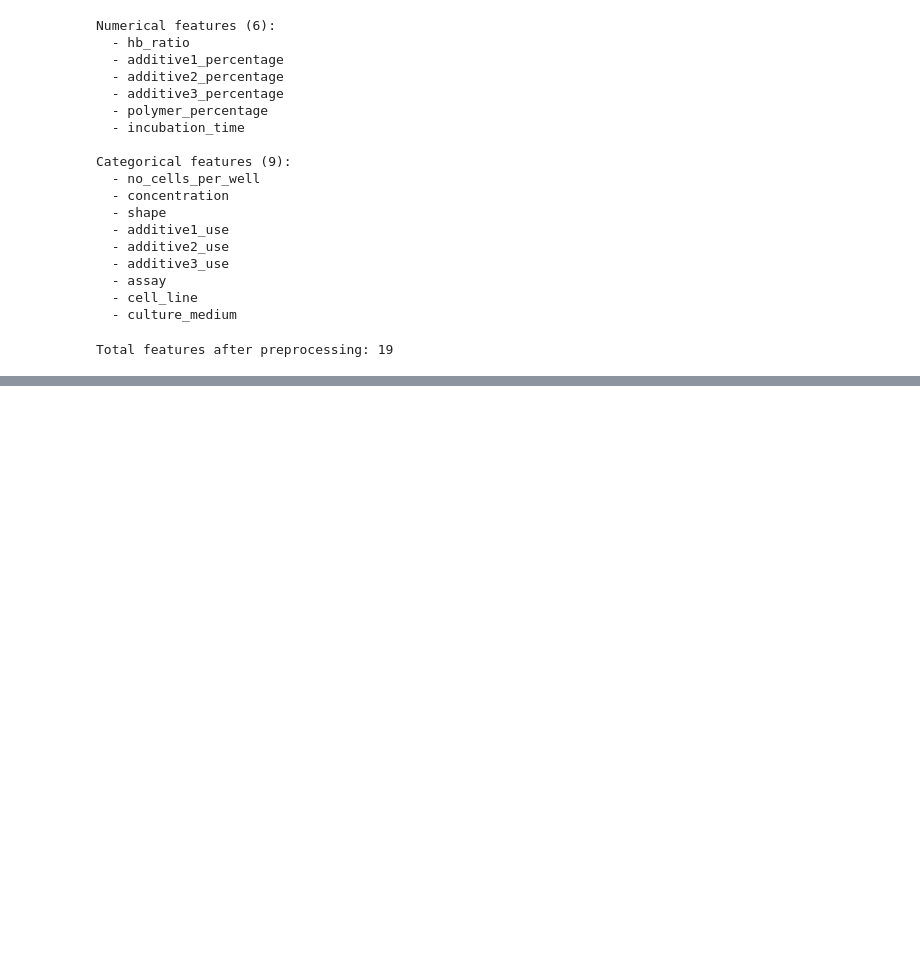
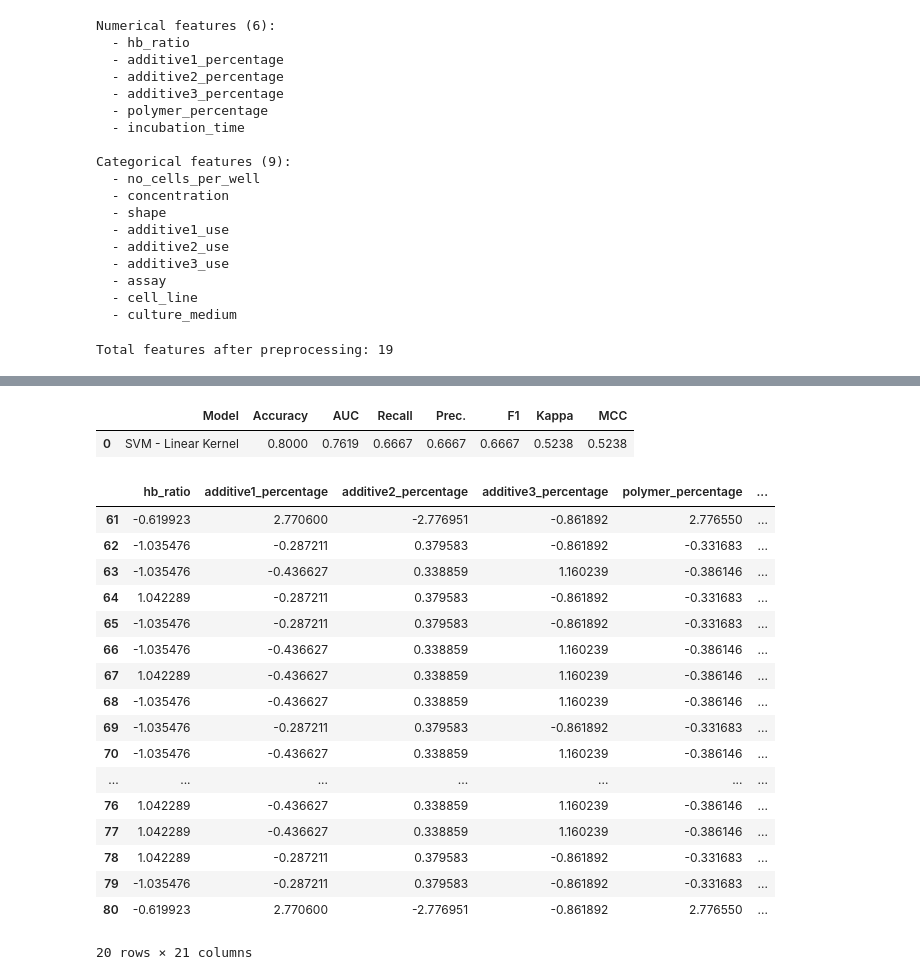
Before and after one commit to Alexangelo92/Cytotoxicity_mdpi, a Jupyter notebook: cytotoxicity_rf_classifier_MDPI_outliers.ipynb, the cells around one changed output, grey strips where cells are left out. Saved outputs shown, nothing was run; the diff lists cells and outputs as text; code cells hidden in the pictures; blank space fills up the shorter version.

```diff
--- a/cytotoxicity_rf_classifier_MDPI_outliers.ipynb
+++ b/cytotoxicity_rf_classifier_MDPI_outliers.ipynb
@@ -790,3 +851,26 @@ Best hyperparameters: {'alpha': 2.8413537690991033e-05, 'average': False, 'class
+# %%
+predict_model(tuned_model)
+# %% [output]
+|  | Model | Accuracy | AUC | Recall | Prec. | F1 | Kappa | MCC |
+| 0 | SVM - Linear Kernel | 0.8000 | 0.7619 | 0.6667 | 0.6667 | 0.6667 | 0.5238 | 0.5238 |
+|  | hb_ratio | additive1_percentage | additive2_percentage | additive3_percentage | polymer_percentage | ... |
+| 61 | -0.619923 | 2.770600 | -2.776951 | -0.861892 | 2.776550 | ... |
+| 62 | -1.035476 | -0.287211 | 0.379583 | -0.861892 | -0.331683 | ... |
+| 63 | -1.035476 | -0.436627 | 0.338859 | 1.160239 | -0.386146 | ... |
+| 64 | 1.042289 | -0.287211 | 0.379583 | -0.861892 | -0.331683 | ... |
+| 65 | -1.035476 | -0.287211 | 0.379583 | -0.861892 | -0.331683 | ... |
+| 66 | -1.035476 | -0.436627 | 0.338859 | 1.160239 | -0.386146 | ... |
+| 67 | 1.042289 | -0.436627 | 0.338859 | 1.160239 | -0.386146 | ... |
+| 68 | -1.035476 | -0.436627 | 0.338859 | 1.160239 | -0.386146 | ... |
+| 69 | -1.035476 | -0.287211 | 0.379583 | -0.861892 | -0.331683 | ... |
+| 70 | -1.035476 | -0.436627 | 0.338859 | 1.160239 | -0.386146 | ... |
+| ... | ... | ... | ... | ... | ... | ... |
+| 76 | 1.042289 | -0.436627 | 0.338859 | 1.160239 | -0.386146 | ... |
+| 77 | 1.042289 | -0.436627 | 0.338859 | 1.160239 | -0.386146 | ... |
+| 78 | 1.042289 | -0.287211 | 0.379583 | -0.861892 | -0.331683 | ... |
+| 79 | -1.035476 | -0.287211 | 0.379583 | -0.861892 | -0.331683 | ... |
+| 80 | -0.619923 | 2.770600 | -2.776951 | -0.861892 | 2.776550 | ... |
+20 rows × 21 columns
 # %%
 # Plot confusion matrix for train and test set based on the tuned model predictions
 def plot_confusion_matrix(cm, title, color):
```
Also changed, not shown: parts of 5 cells of this notebook, 5 other files.
